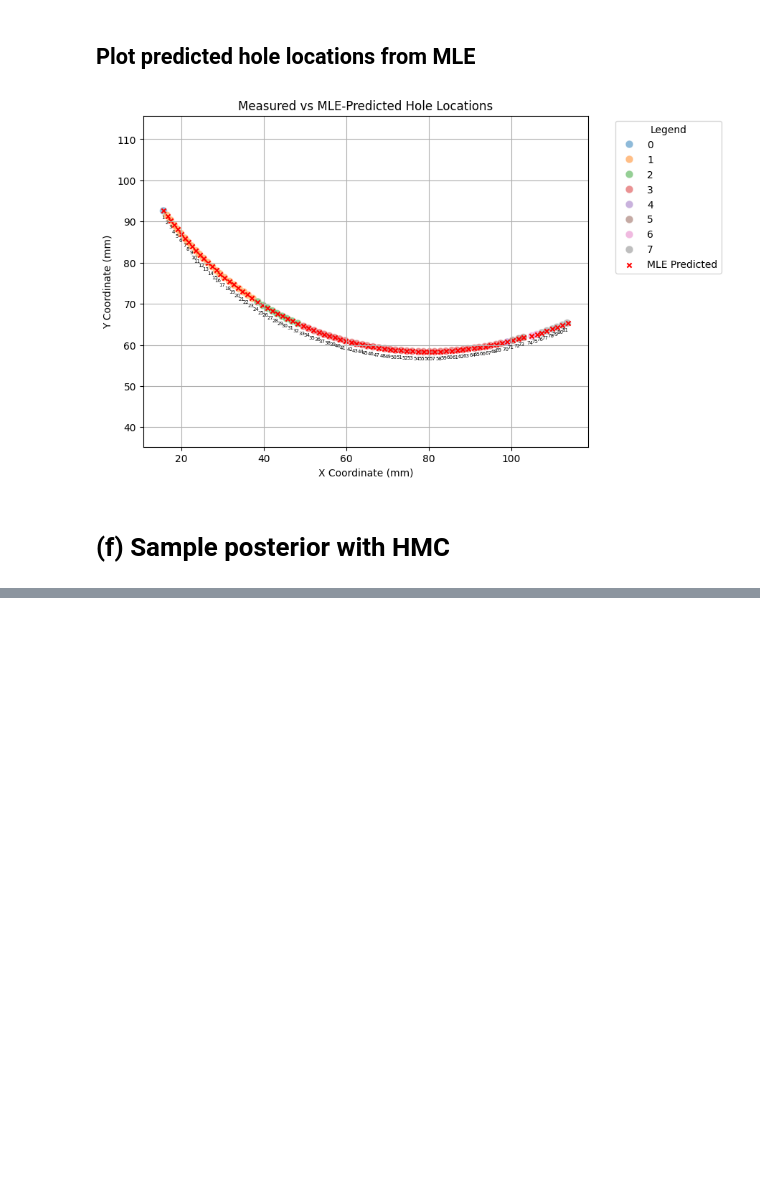
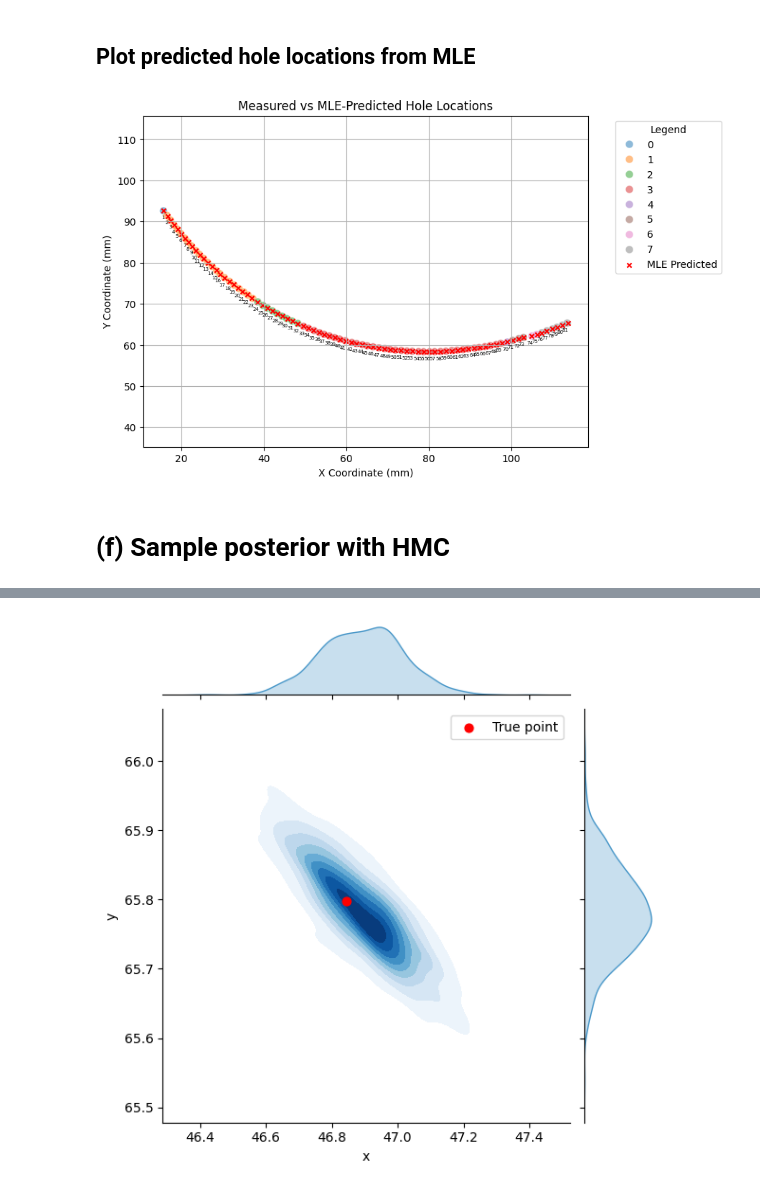
Before and after one commit to liuzhimei/S2_coursework, a Jupyter notebook: model2.ipynb, the cells around one changed output, grey strips where cells are left out. Drawn from its saved outputs; the diff is of its cells as text; code cells hidden in the pictures; blank space fills up the shorter version.

```diff
--- a/model2.ipynb
+++ b/model2.ipynb
@@ -350,0 +430,93 @@ plt.show()
+# %%
+def sample_posterior_contour(hole_id, num_samples):
+    original_sec = sections[hole_id]
+
+    if original_sec == 0 or original_sec == 4:
+        mx = measured_x[hole_id]
+        my = measured_y[hole_id]
+        print(f"No MCMC samples obtained. Original hole location: ({mx}, {my}).")
+    else:
+        if original_sec == 1:
+            sec_id = 0
+        elif original_sec == 2:
+            sec_id = 1
+        elif original_sec == 3:
+            sec_id = 2
+        elif original_sec == 5:
+            sec_id = 3
+        elif original_sec == 6:
+            sec_id = 4
+        elif original_sec == 7:
+            sec_id = 5
+
+        # Get posterior samples from MCMC
+        samples = mcmc.get_samples()
+        N_samples = np.array(samples['N'])
+        r_samples = np.array(samples['r'])
+        sigma_r_samples = samples['sigma_r']
+        sigma_t_samples = samples['sigma_t']
+        x0_samples = np.array(samples['x0'][:, sec_id])
+        y0_samples = np.array(samples['y0'][:, sec_id])
+        alpha_samples = np.array(samples['alpha'][:, sec_id])
+
+        # Generate predicted positions with noise
+        predicted_x = []
+        predicted_y = []
+
+        for i in range(num_samples):
+            N_val = N_samples[i]
+            r = r_samples[i]
+            sigma_r = sigma_r_samples[i]
+            sigma_t = sigma_t_samples[i]
+            x0 = x0_samples[i]
+            y0 = y0_samples[i]
+            alpha = np.deg2rad(alpha_samples[i])
+
+            # Compute phi using the model definition
+            phi = 2 * np.pi * hole_id / N_val + alpha
+            mx = r * np.cos(phi) + x0
+            my = r * np.sin(phi) + y0
+
+            # Generate radial and tangential noise
+            dr, dt = np.random.normal(0, [sigma_r, sigma_t])
+
+            # Rotate noise from radial/tangential frame to x-y frame
+            dx = dr * np.cos(phi) - dt * np.sin(phi)
+            dy = dr * np.sin(phi) + dt * np.cos(phi)
+
+            predicted_x.append(mx + dx)
+            predicted_y.append(my + dy)
+
+        # Convert to DataFrame for seaborn
+        df = pd.DataFrame({'x': predicted_x, 'y': predicted_y})
+
+        # Create joint KDE plot with contours and marginal histograms
+        cmap = plt.cm.Blues
+
+        g = sns.jointplot(
+            data=df,
+            x='x',
+            y='y',
+            kind='kde',
+            fill=True,
+            thresh=0.05,
+            cmap=cmap,
+            marginal_kws={'fill': True, 'color':cmap(0.6), 'alpha': 0.3}
+        )
+
+        # Draw true point as a red dot
+        g.ax_joint.scatter(measured_x[hole_id], measured_y[hole_id], color='red', s=40, label='True point', zorder=5)
+
+        # Add legend and labels
+        g.ax_joint.legend()
+        g.ax_joint.set_xlabel('x')
+        g.ax_joint.set_ylabel('y')
+
+        # Adjust figure size and make it square
+        g.fig.set_size_inches(6, 6)
+
+        plt.show()
+
+sample_posterior_contour(hole_id=30, num_samples=1000)
+# %% [output]
+[figure, added]
```
Also changed, not shown: parts of 2 cells of this notebook, 1 other file.
